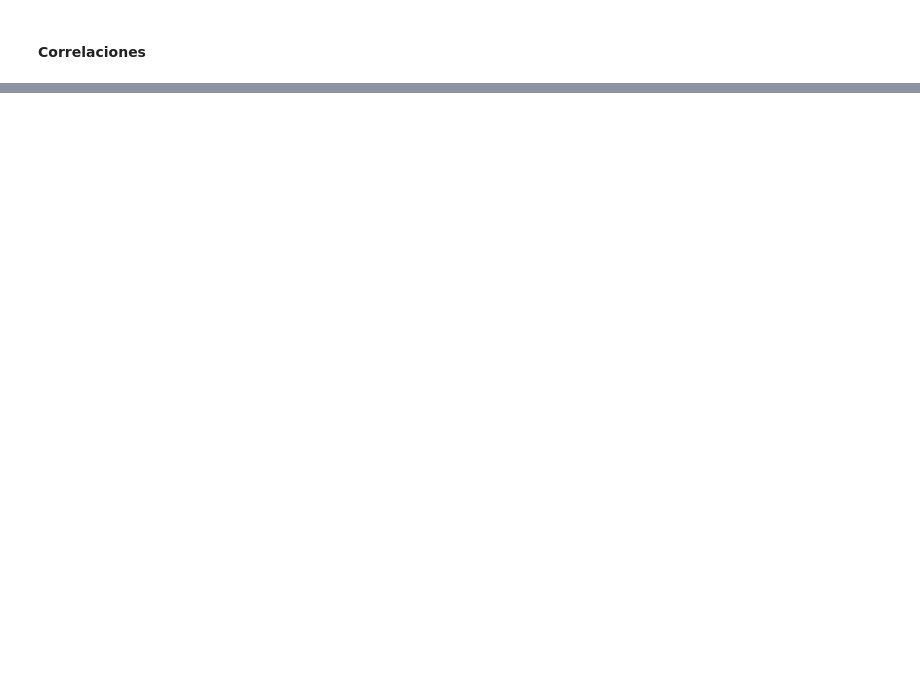
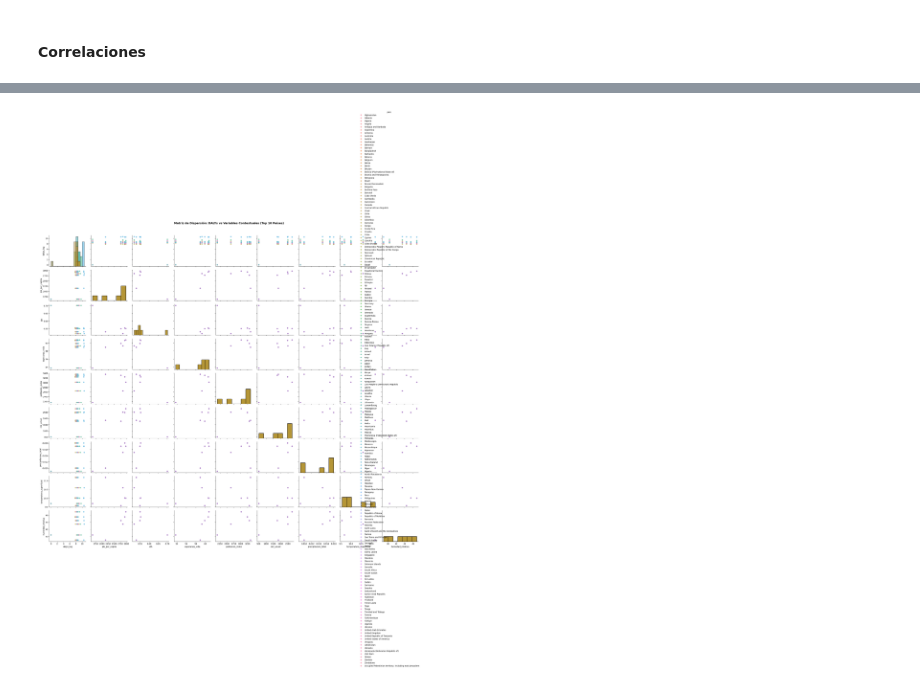
Before and after one commit to P-arsimony/DALY_DataAnalysis, a Jupyter notebook: Data_Visualization.ipynb, the cells around one changed output, grey strips where cells are left out. Drawn from its saved outputs; the diff is of its cells as text; code cells hidden in the pictures; blank space fills up the shorter version.

```diff
--- a/Data_Visualization.ipynb
+++ b/Data_Visualization.ipynb
@@ -564,0 +568,35 @@ Altura del gráfico: 10.8 pulgadas
+# %%
+# ============================================
+# Scatter Matrix por país (con colores por país)
+# ============================================
+
+import seaborn as sns
+
+# Seleccionar un subconjunto de países para no saturar (ej: top 10)
+top_paises = df_analisis_pais.groupby('pais')['dalys'].sum().nlargest(10).index.tolist()
+df_top_paises = df_analisis_pais[df_analisis_pais['pais'].isin(top_paises)]
+
+# Seleccionar variables
+variables_scatter = ['dalys', 'pib_per_capita', 'idh', 'esperanza_vida', 'poblacion_miles', 'co2_anual', 'precipitacion_total', 'temperatura_superficial',
+                     'humedad_relativa']
+df_scatter_paises = df_top_paises[variables_scatter + ['pais']].copy()
+
+# Aplicar log
+df_scatter_paises['dalys_log'] = np.log1p(df_scatter_paises['dalys'])
+
+# Crear pairplot de seaborn (más bonito que scatter_matrix)
+g = sns.pairplot(df_scatter_paises,
+                 vars=['dalys_log', 'pib_per_capita', 'idh', 'esperanza_vida', 'poblacion_miles', 'co2_anual', 'precipitacion_total', 'temperatura_superficial',
+                     'humedad_relativa'],
+                 hue='pais',
+                 palette='husl',
+                 diag_kind='hist',
+                 plot_kws={'alpha': 0.6, 's': 50},
+                 height=2.5)
+
+g.fig.suptitle('Matriz de Dispersión: DALYs vs Variables Contextuales (Top 10 Países)',
+               fontsize=14, fontweight='bold', y=1.02)
+plt.tight_layout()
+plt.show()
+# %% [output]
+[figure, added]
```
Also changed, not shown: parts of 7 cells of this notebook.
